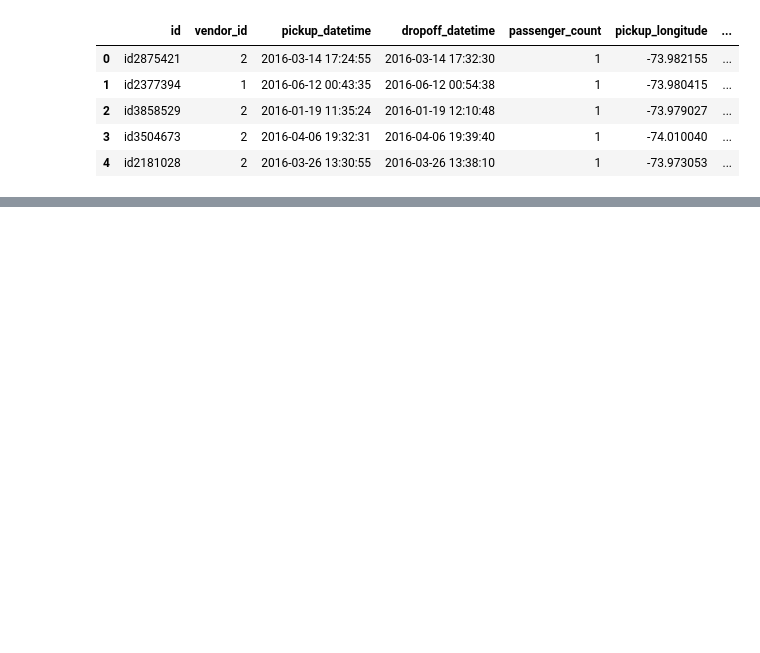
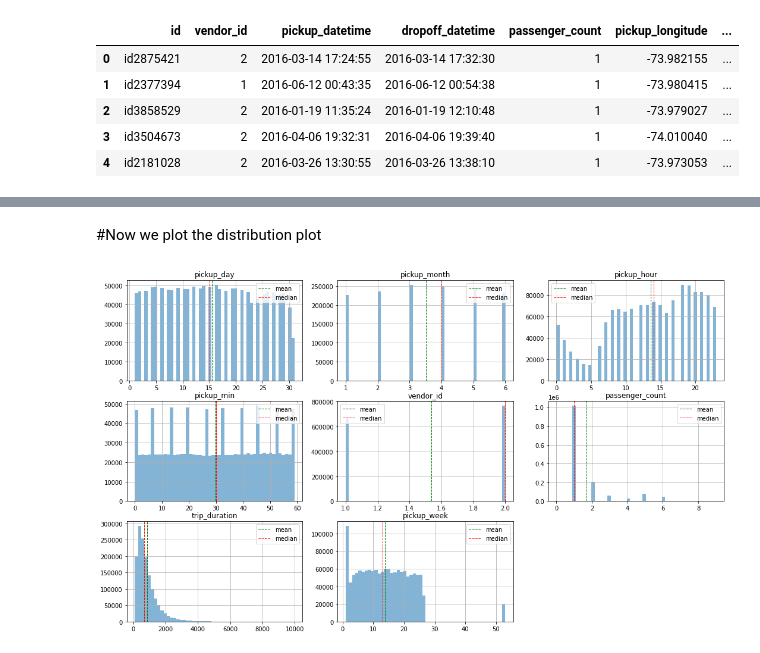
Before and after one commit to issatyajit/NYC-taxi-time-prediction, a Jupyter notebook: NYC_Taxi_Trip_Time_Prediction_Capstone_Project.ipynb, the cells around one changed output, grey strips where cells are left out. Saved outputs shown, nothing was run; the diff lists cells and outputs as text; code cells hidden in the pictures; blank space fills up the shorter version.

```diff
--- a/NYC_Taxi_Trip_Time_Prediction_Capstone_Project.ipynb
+++ b/NYC_Taxi_Trip_Time_Prediction_Capstone_Project.ipynb
@@ -97,4 +56,0 @@ df['pickup_datetime'][0].date
-# %%
-unique_years=set()
-for i in df['pickup_datetime']:
-  unique_years.add(i.year)
@@ -192,0 +115,2 @@ df1['hour_of_day']=df['pickup_datetime'].apply(get_hour)
+# %% [markdown]
+#Now we plot the distribution plot
@@ -192,0 +119,15 @@ df1['hour_of_day']=df['pickup_datetime'].apply(get_hour)
+# %%
+#plotting distribution plot for each variable
+num_columns=['pickup_day','pickup_month','pickup_hour','pickup_min','vendor_id','passenger_count','trip_duration','pickup_week']
+for col in num_columns:
+  i=num_columns.index(col)+1
+  plt.subplot(5,3,i)
+  df1[col].hist(bins=50,figsize=(18,18),alpha=0.55)
+  mean=df1[col].mean()
+  median=df1[col].median()
+  plt.axvline(mean, color='green', linestyle='dashed', linewidth=1,label='mean')
+  plt.axvline(median,color='red',linestyle='dashed', linewidth=1,label='median')
+  plt.legend()
+  plt.title(col)
+# %% [output]
+[figure, added]
```
Also changed, not shown: parts of 104 cells of this notebook.
